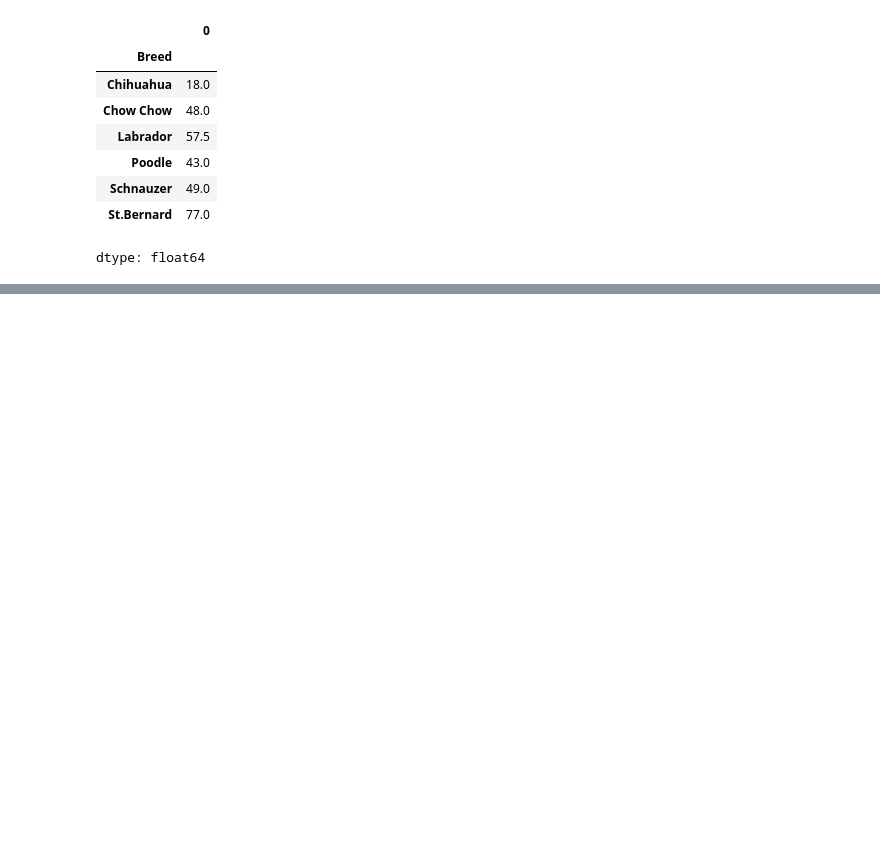
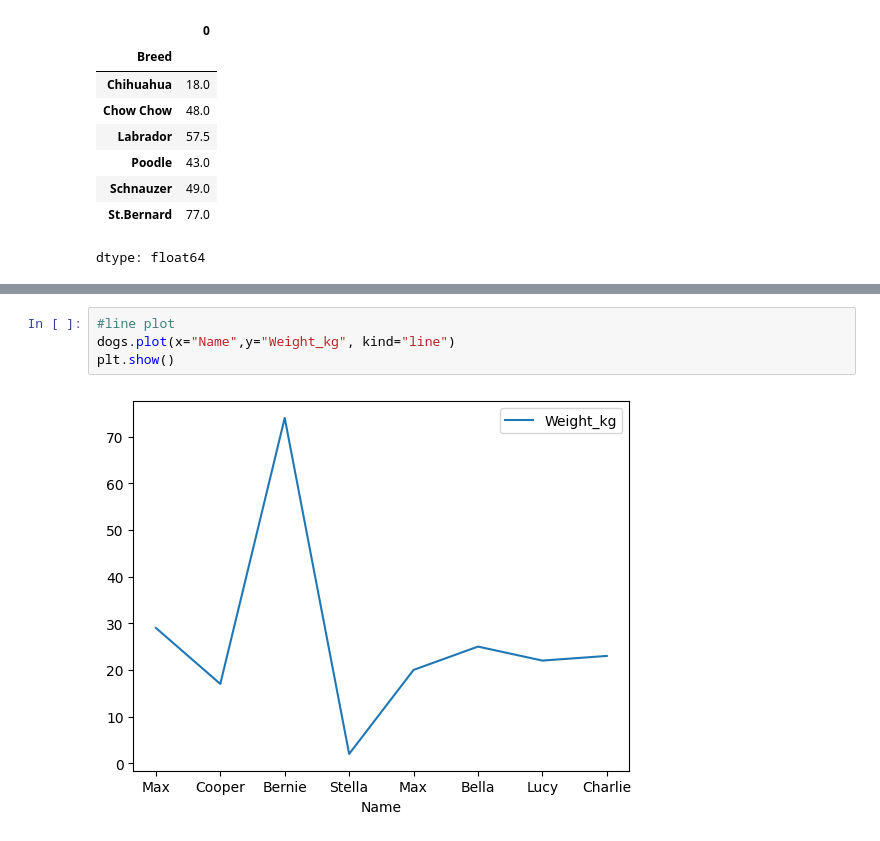
Before and after one commit to Syeda-Eman/40-days-of-Python, a Jupyter notebook: Day_22.ipynb, the cells around one changed output, grey strips where cells are left out. Cells and saved outputs as stored; diff of their text form; blank space fills up the shorter version.

```diff
--- a/Day_22.ipynb
+++ b/Day_22.ipynb
@@ -1072,0 +1123,6 @@ dtype: float64
+# %%
+#line plot
+dogs.plot(x="Name",y="Weight_kg", kind="line")
+plt.show()
+# %% [output]
+[figure, added]
```
Also changed, not shown: parts of 13 cells of this notebook.
